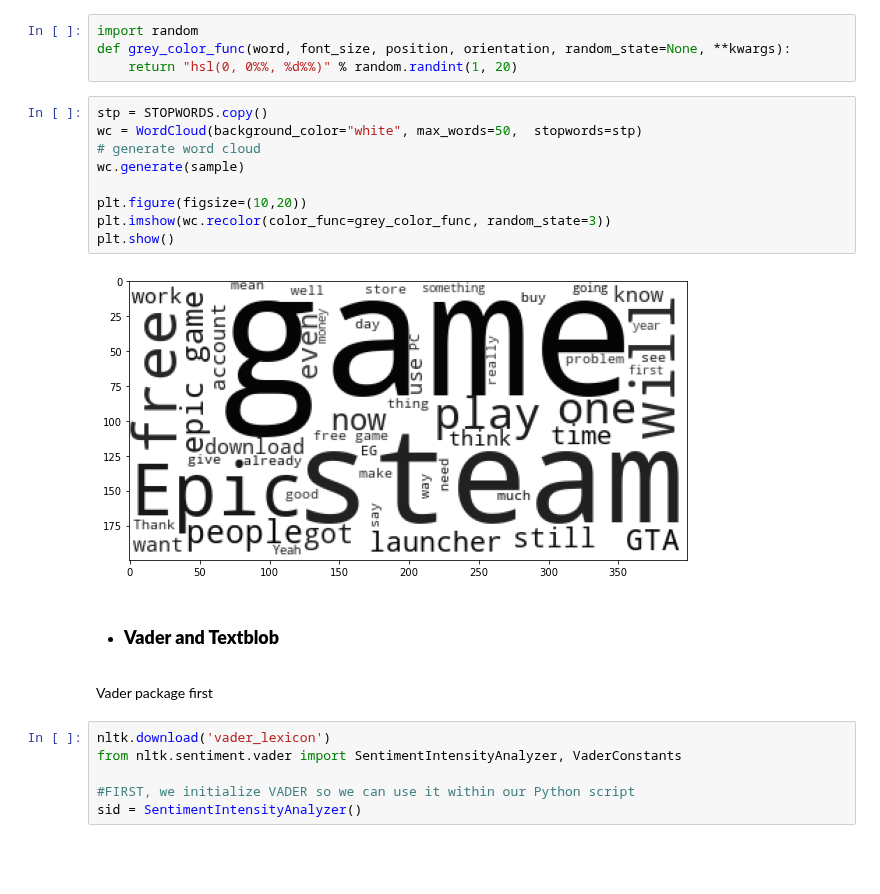
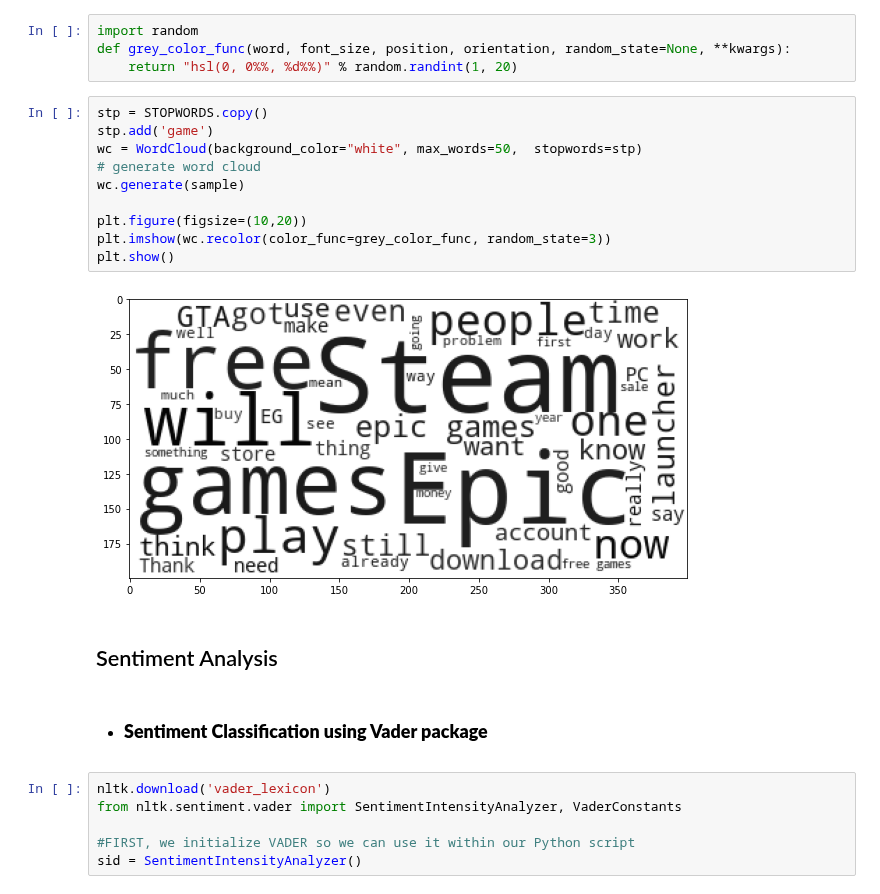
Before and after one commit to Sakyawira/Sentiment-Analysis, a Jupyter notebook: Data exploration.ipynb, the cells around one changed output. Saved outputs shown, nothing was run; the diff lists cells and outputs as text; blank space fills up the shorter version.

```diff
--- a/Data exploration.ipynb
+++ b/Data exploration.ipynb
@@ -97,19 +87,20 @@ def grey_color_func(word, font_size, position, orientation, random_state=None, *
     return "hsl(0, 0%%, %d%%)" % random.randint(1, 20)
 # %%
 stp = STOPWORDS.copy()
+stp.add('game')
 wc = WordCloud(background_color="white", max_words=50,  stopwords=stp)
 # generate word cloud
 wc.generate(sample)
 
 plt.figure(figsize=(10,20))
 plt.imshow(wc.recolor(color_func=grey_color_func, random_state=3))
 plt.show()
 # %% [output]
-[figure, old version]
+[figure, new version]
-# %% [markdown]
-- ### __Vader and Textblob__
-# %% [markdown]
-Vader package first
+# %% [markdown]
+## Sentiment Analysis
+# %% [markdown]
+- ### __Sentiment Classification using Vader package__
 # %%
 nltk.download('vader_lexicon')
 from nltk.sentiment.vader import SentimentIntensityAnalyzer, VaderConstants
```
Also changed, not shown: parts of 29 cells of this notebook, 1 other file.
